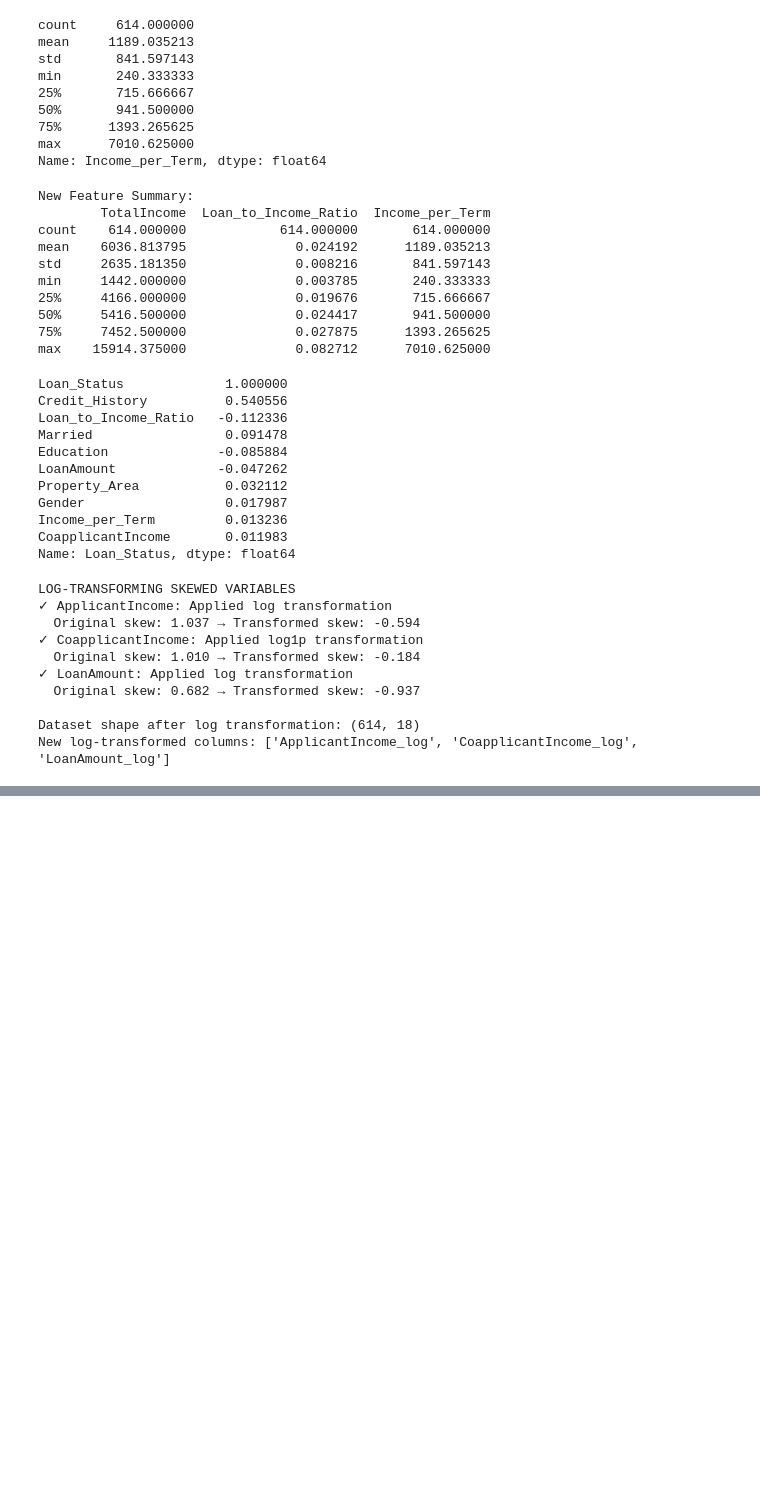
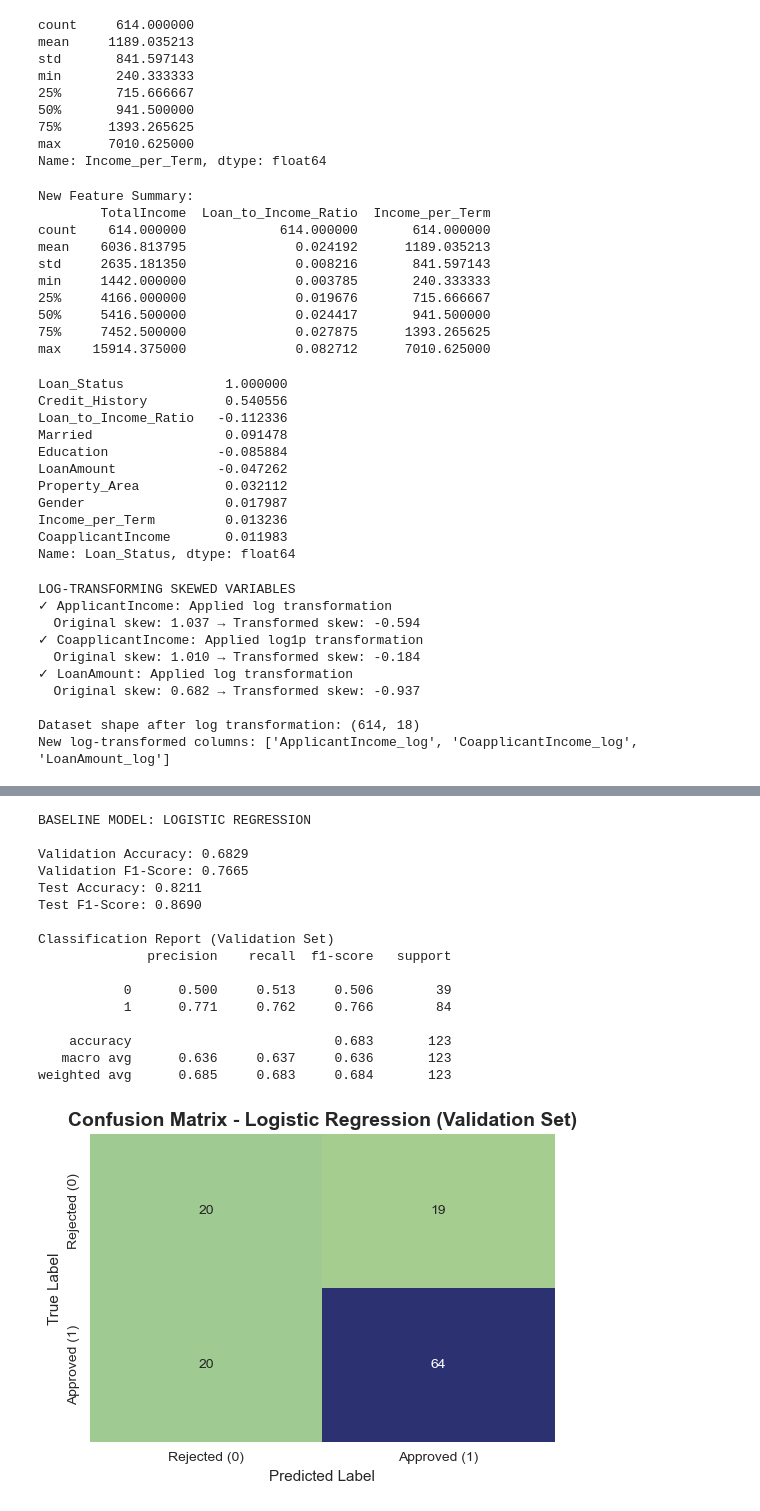
Before and after one commit to RasakOlasunkanmi/my_task, a Jupyter notebook: rasak_olasunkanmi_task25/home_loan_preprocessing.ipynb, the cells around one changed output, grey strips where cells are left out. Saved outputs shown, nothing was run; the diff lists cells and outputs as text; code cells hidden in the pictures; blank space fills up the shorter version.

```diff
--- a/rasak_olasunkanmi_task25/home_loan_preprocessing.ipynb
+++ b/rasak_olasunkanmi_task25/home_loan_preprocessing.ipynb
@@ -313,0 +319,7 @@ df_encoded.shape
+# %%
+# Our preprocessed dataset
+df_encoded.head()
+
+# Seperate features and target
+X = df_encoded.drop('Loan_Status', axis=1)
+y = df_encoded['Loan_Status']
@@ -313,0 +483,64 @@ df_encoded.shape
+# %%
+# Baseline Logistic Regression model
+print("BASELINE MODEL: LOGISTIC REGRESSION")
+
+# Create and train baseline model
+baseline_model = LogisticRegression(
+    random_state=42,
+    solver='liblinear',
+    class_weight='balanced',
+    max_iter=1000
+)
+
+# Train the model
+baseline_model.fit(X_train_scaled, y_train)
+
+# Evaluate on validation and test sets
+y_val_pred = baseline_model.predict(X_val_scaled)
+y_test_pred = baseline_model.predict(X_test_scaled)
+
+# Compute key metrics
+val_acc_lr = accuracy_score(y_val, y_val_pred)
+test_acc_lr = accuracy_score(y_test, y_test_pred)
+val_f1_lr = f1_score(y_val, y_val_pred)
+test_f1_lr = f1_score(y_test, y_test_pred)
+
+print(f"\nValidation Accuracy: {val_acc_lr:.4f}")
+print(f"Validation F1-Score: {val_f1_lr:.4f}")
+print(f"Test Accuracy: {test_acc_lr:.4f}")
+print(f"Test F1-Score: {test_f1_lr:.4f}")
+
+# Classification report
+print("\nClassification Report (Validation Set)")
+print(classification_report(y_val, y_val_pred, digits=3))
+
+# Confusion Matrix
+cm = confusion_matrix(y_val, y_val_pred)
+
+# Visualize the confusion matrix
+plt.figure(figsize=(6, 4))
+sns.heatmap(cm, annot=True, fmt='d', cmap='crest', cbar=False)
+plt.title('Confusion Matrix - Logistic Regression (Validation Set)', fontsize=14, weight='bold')
+plt.xlabel('Predicted Label')
+plt.ylabel('True Label')
+plt.xticks(ticks=[0.5, 1.5], labels=['Rejected (0)', 'Approved (1)'])
+plt.yticks(ticks=[0.5, 1.5], labels=['Rejected (0)', 'Approved (1)'])
+plt.show()
+# %% [output]
+BASELINE MODEL: LOGISTIC REGRESSION
+
+Validation Accuracy: 0.6829
+Validation F1-Score: 0.7665
+Test Accuracy: 0.8211
+Test F1-Score: 0.8690
+
+Classification Report (Validation Set)
+              precision    recall  f1-score   support
+
+           0      0.500     0.513     0.506        39
+           1      0.771     0.762     0.766        84
+
+    accuracy                          0.683       123
+   macro avg      0.636     0.637     0.636       123
+weighted avg      0.685     0.683     0.684       123
+[figure, added]
```
Also changed, not shown: parts of 14 cells of this notebook.
